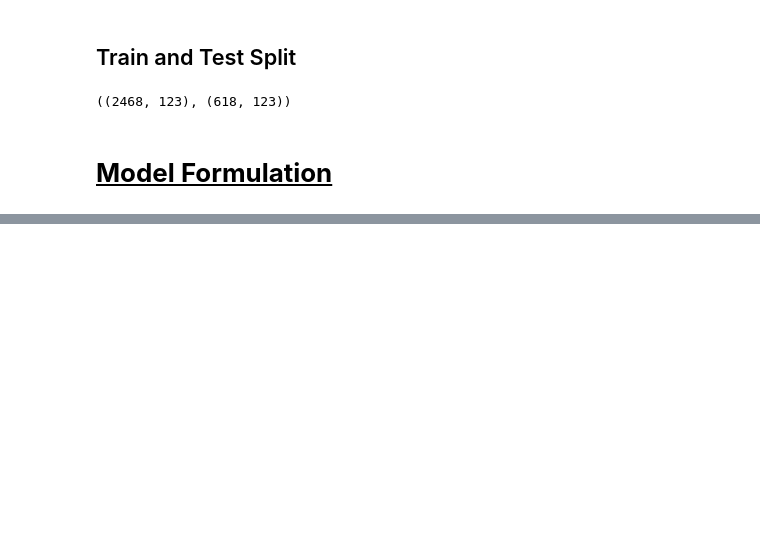
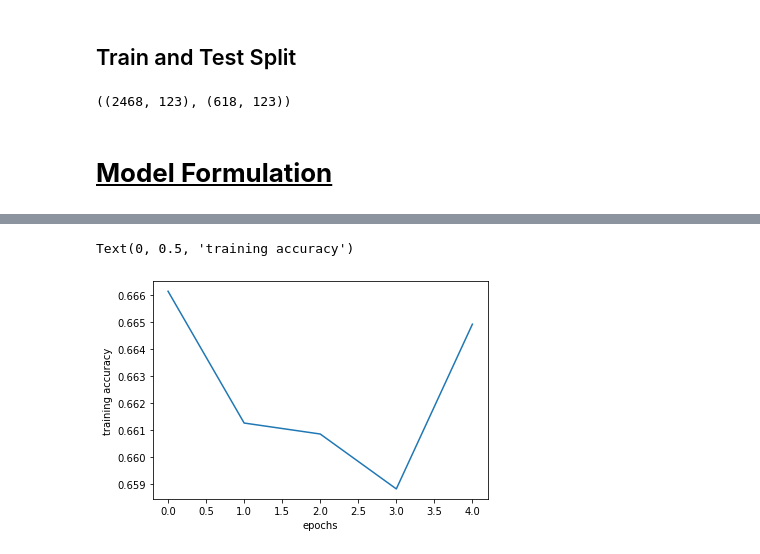
Before and after one commit to Obliquedbishop/CG_based_DCMs, a Jupyter notebook: discrete_choice_model.ipynb, the cells around one changed output, grey strips where cells are left out. Cells and saved outputs as stored; diff of their text form; code cells hidden in the pictures; blank space fills up the shorter version.

```diff
--- a/discrete_choice_model.ipynb
+++ b/discrete_choice_model.ipynb
@@ -495,0 +467,7 @@ NameError: name 'mml' is not defined
+# %%
+plt.plot(np.arange(EPOCHS), train_accs)
+plt.xlabel('epochs')
+plt.ylabel('training accuracy')
+# %% [output]
+Text(0, 0.5, 'training accuracy')
+[figure, added]
```
Also changed, not shown: parts of 16 cells of this notebook.
